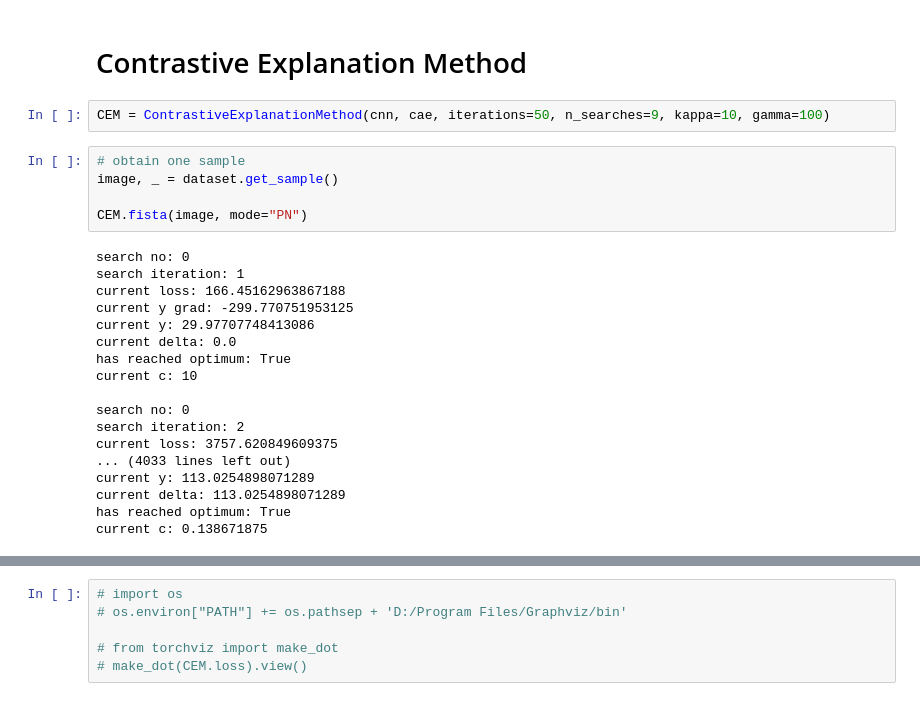
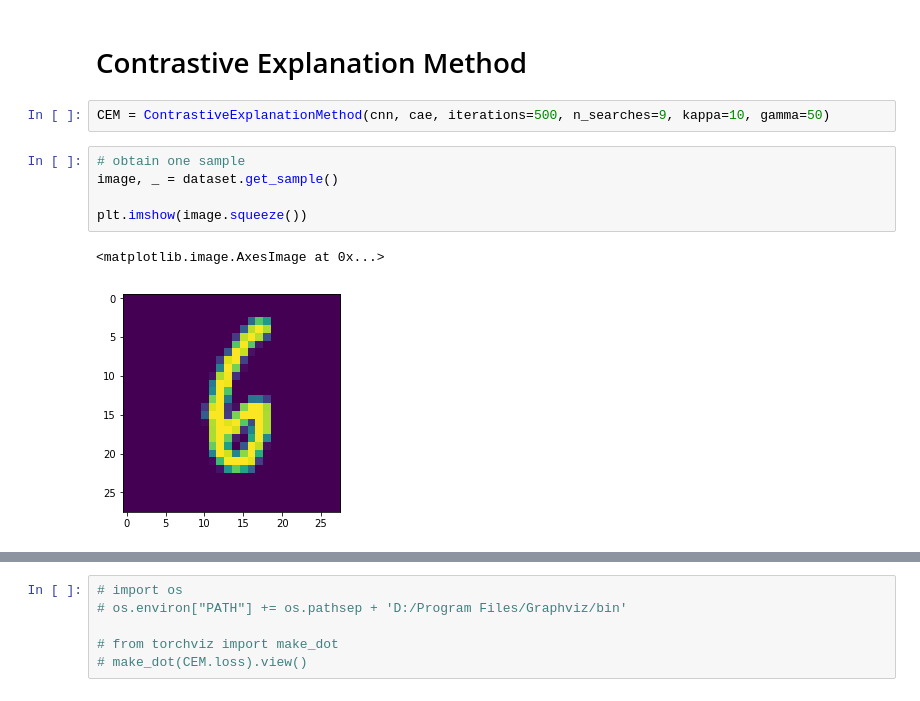
Before and after one commit to davidvos/contrastive-explanation-method, a Jupyter notebook: main.ipynb, the cells around one changed output, grey strips where cells are left out. Cells and saved outputs as stored; diff of their text form.

```diff
--- a/main.ipynb
+++ b/main.ipynb
@@ -64,27 +64,12 @@ for images, row in zip([images, output], axes):
 # %% [markdown]
 # Contrastive Explanation Method
 # %%
-CEM = ContrastiveExplanationMethod(cnn, cae, iterations=50, n_searches=9, kappa=10, gamma=100)
+CEM = ContrastiveExplanationMethod(cnn, cae, iterations=500, n_searches=9, kappa=10, gamma=50)
 # %%
 # obtain one sample
 image, _ = dataset.get_sample()
 
-CEM.fista(image, mode="PN")
+plt.imshow(image.squeeze())
 # %% [output]
-search no: 0
-search iteration: 1
-current loss: 166.45162963867188
-current y grad: -299.770751953125
-current y: 29.97707748413086
-current delta: 0.0
-has reached optimum: True
-current c: 10
-
-search no: 0
-search iteration: 2
-current loss: 3757.620849609375
-... (4033 lines left out)
-current y: 113.0254898071289
-current delta: 113.0254898071289
-has reached optimum: True
-current c: 0.138671875
+<matplotlib.image.AxesImage at 0x...>
+[figure, added]
```
Also changed, not shown: parts of 12 cells of this notebook, 1 other file.
